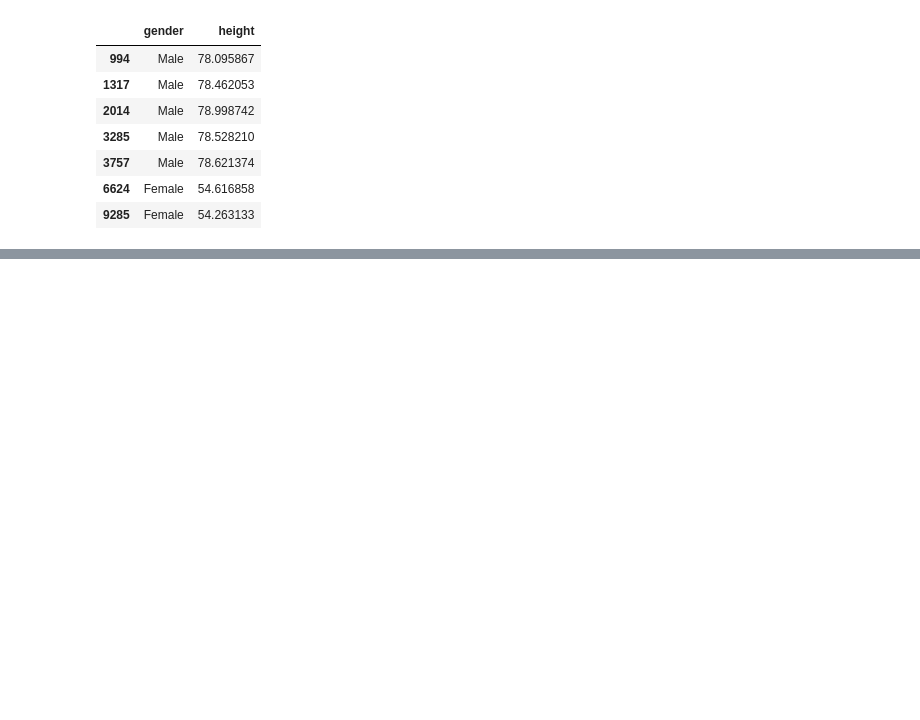
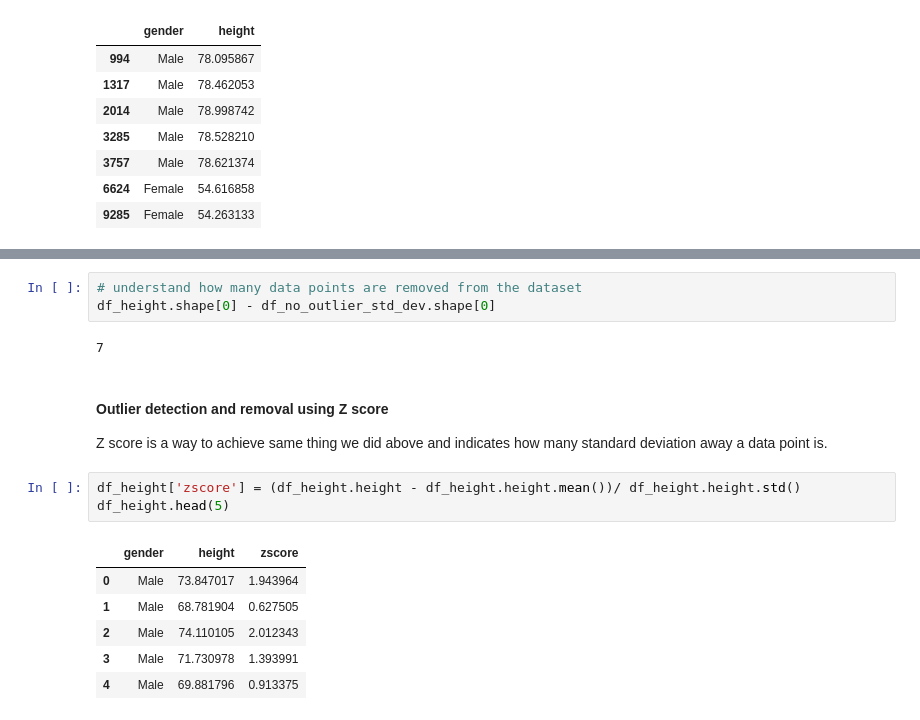
Before and after one commit to rhodapang/Python-Project, a Jupyter notebook: Data Science Feature Engineering by Python.ipynb, the cells around one changed output, grey strips where cells are left out. Saved outputs shown, nothing was run; the diff lists cells and outputs as text; blank space fills up the shorter version.

```diff
--- a/Data Science Feature Engineering by Python.ipynb
+++ b/Data Science Feature Engineering by Python.ipynb
@@ -310,0 +318,18 @@ df_height[(df_height.height> upper_limit) | (df_height.height < lower_limit)]
+# %%
+# understand how many data points are removed from the dataset
+df_height.shape[0] - df_no_outlier_std_dev.shape[0]
+# %% [output]
+7
+# %% [markdown]
+#### Outlier detection and removal using Z score
+Z score is a way to achieve same thing we did above and indicates how many standard deviation away a data point is.
+# %%
+df_height['zscore'] = (df_height.height - df_height.height.mean())/ df_height.height.std()
+df_height.head(5)
+# %% [output]
+|  | gender | height | zscore |
+| 0 | Male | 73.847017 | 1.943964 |
+| 1 | Male | 68.781904 | 0.627505 |
+| 2 | Male | 74.110105 | 2.012343 |
+| 3 | Male | 71.730978 | 1.393991 |
+| 4 | Male | 69.881796 | 0.913375 |
```
Also changed, not shown: parts of 2 cells of this notebook.
